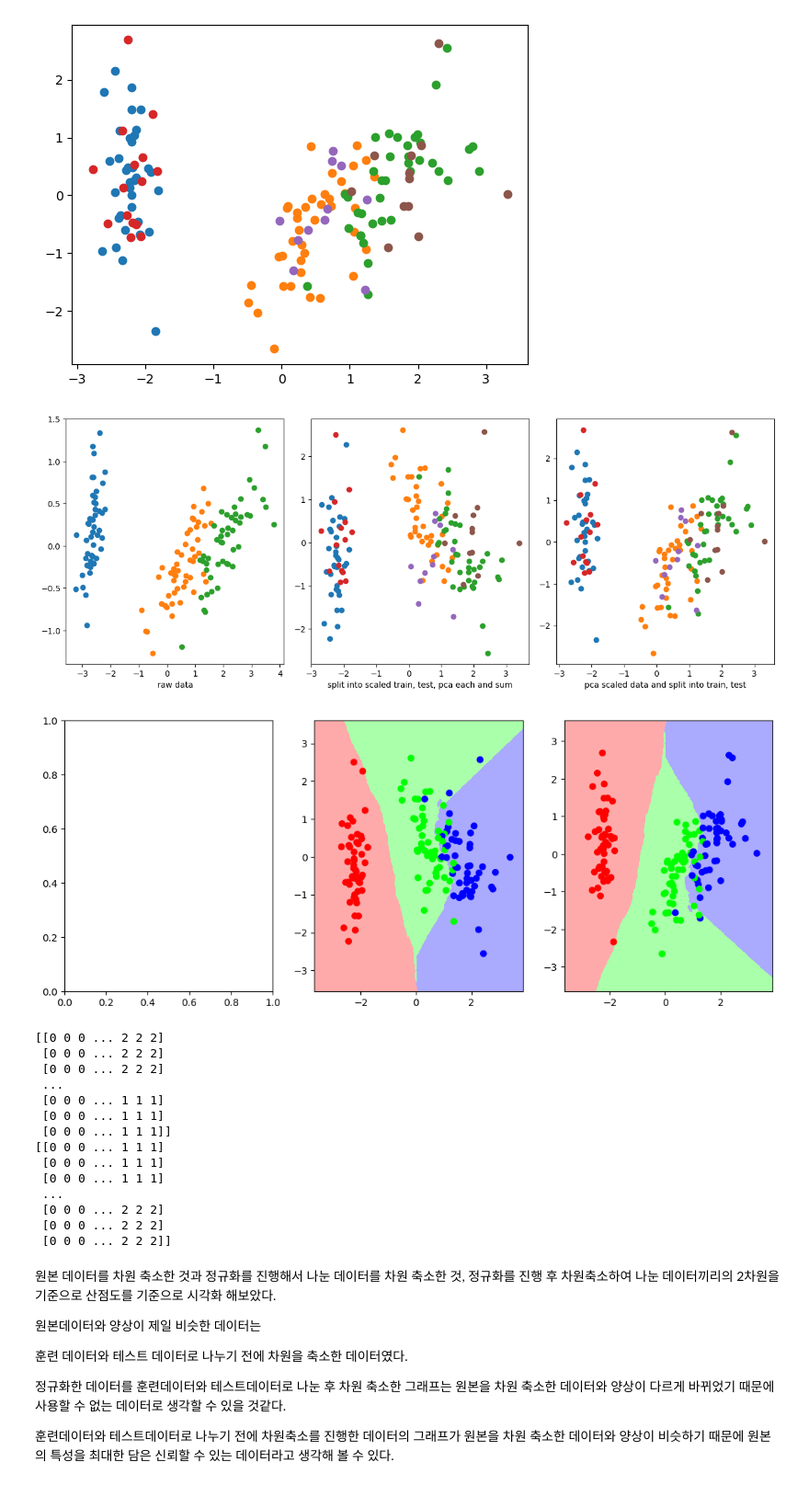
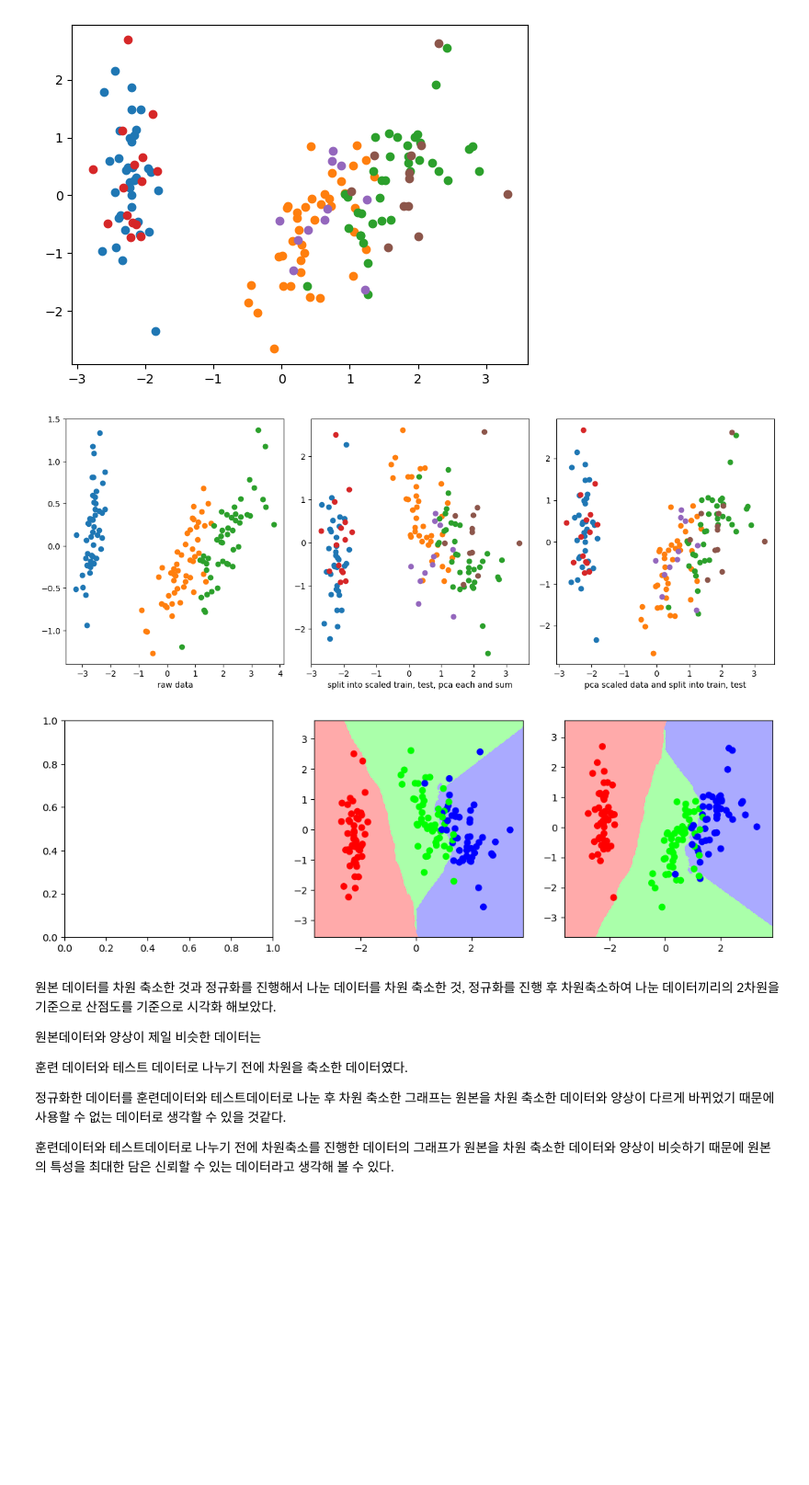
Before and after one commit to JINSUKO/Machin-Leaning-course-Practices, a Jupyter notebook: pratice_iris_data.ipynb, the cells around one changed output. Shown at 92% size. Cells and saved outputs as stored; diff of their text form; code cells hidden in the pictures; blank space fills up the shorter version.

```diff
--- a/pratice_iris_data.ipynb
+++ b/pratice_iris_data.ipynb
@@ -327,7 +329,7 @@ plt.show()
 # 산점도 그래프에서 클래스를 분류하는 경계를 시각화 함.
 fig, axis = plt.subplots(1, 3)
 
-fig.set_size_inches([13, 5])
+fig.set_size_inches([13, 4])
 # 여기서 x, y는 좌표이다.
 x_min, x_max = X_train_scaled_pca_d2[:, 0].min() - 1, X_train_scaled_pca_d2[:, 0].max() + 1
 y_min, y_max = X_train_scaled_pca_d2[:, 1].min() - 1, X_train_scaled_pca_d2[:, 1].max() + 1
@@ -343,50 +345,34 @@ axis[1].pcolormesh(xx, yy, Z, cmap=cmap_light)
 
 cmap_bold = ListedColormap(['#FF0000', '#00FF00', '#0000FF'])
 axis[1].scatter(X_train_scaled_pca_d2[:, 0], X_train_scaled_pca_d2[:, 1], c=y_train, cmap=cmap_bold)
 axis[1].scatter(X_test_scaled_pca_d2[:, 0], X_test_scaled_pca_d2[:, 1], c=y_test, cmap=cmap_bold)
 
 axis[1].set_xlim(xx.min(), xx.max())
 axis[1].set_ylim(yy.min(), yy.max())
 
 
 x_min_v2, x_max_v2 = X_train_scaled_pca_d2_v2[:, 0].min() - 1, X_train_scaled_pca_d2_v2[:, 0].max() + 1
 y_min_v2, y_max_v2 = X_train_scaled_pca_d2_v2[:, 1].min() - 1, X_train_scaled_pca_d2_v2[:, 1].max() + 1
 
 xx_v2, yy_v2 = np.meshgrid(np.arange(x_min_v2, x_max_v2, 0.02), np.arange(y_min_v2, y_max_v2, 0.02))
 
 Z_v2 = knmodelpca_v2.predict(np.c_[xx_v2.ravel(), yy_v2.ravel()])
 Z_v2 = Z_v2.reshape(xx_v2.shape)
 
 cmap_light_v2 = ListedColormap(['#FFAAAA', '#AAFFAA', '#AAAAFF'])
 axis[2].pcolormesh(xx_v2, yy_v2, Z_v2, cmap=cmap_light_v2)
 
 cmap_bold_v2 = ListedColormap(['#FF0000', '#00FF00', '#0000FF'])
 axis[2].scatter(X_train_scaled_pca_d2_v2[:, 0], X_train_scaled_pca_d2_v2[:, 1], c=y_train_v2, cmap=cmap_bold_v2)
 axis[2].scatter(X_test_scaled_pca_d2_v2[:, 0], X_test_scaled_pca_d2_v2[:, 1], c=y_test_v2, cmap=cmap_bold_v2)
 
 axis[2].set_xlim(xx_v2.min(), xx_v2.max())
 axis[2].set_ylim(yy_v2.min(), yy_v2.max())
 
 plt.show()
-print(Z)
-print(Z_v2)
 # %% [output]
 [figure]
-[figure, old version]
+[figure, new version]
-[[0 0 0 ... 2 2 2]
- [0 0 0 ... 2 2 2]
- [0 0 0 ... 2 2 2]
- ...
- [0 0 0 ... 1 1 1]
- [0 0 0 ... 1 1 1]
- [0 0 0 ... 1 1 1]]
-[[0 0 0 ... 1 1 1]
- [0 0 0 ... 1 1 1]
- [0 0 0 ... 1 1 1]
- ...
- [0 0 0 ... 2 2 2]
- [0 0 0 ... 2 2 2]
- [0 0 0 ... 2 2 2]]
 # %% [markdown]
 원본 데이터를 차원 축소한 것과 정규화를 진행해서 나눈 데이터를 차원 축소한 것, 정규화를 진행 후 차원축소하여 나눈 데이터끼리의
 2차원을 기준으로 산점도를 기준으로 시각화 해보았다.
```
Also changed, not shown: parts of 4 cells of this notebook.
